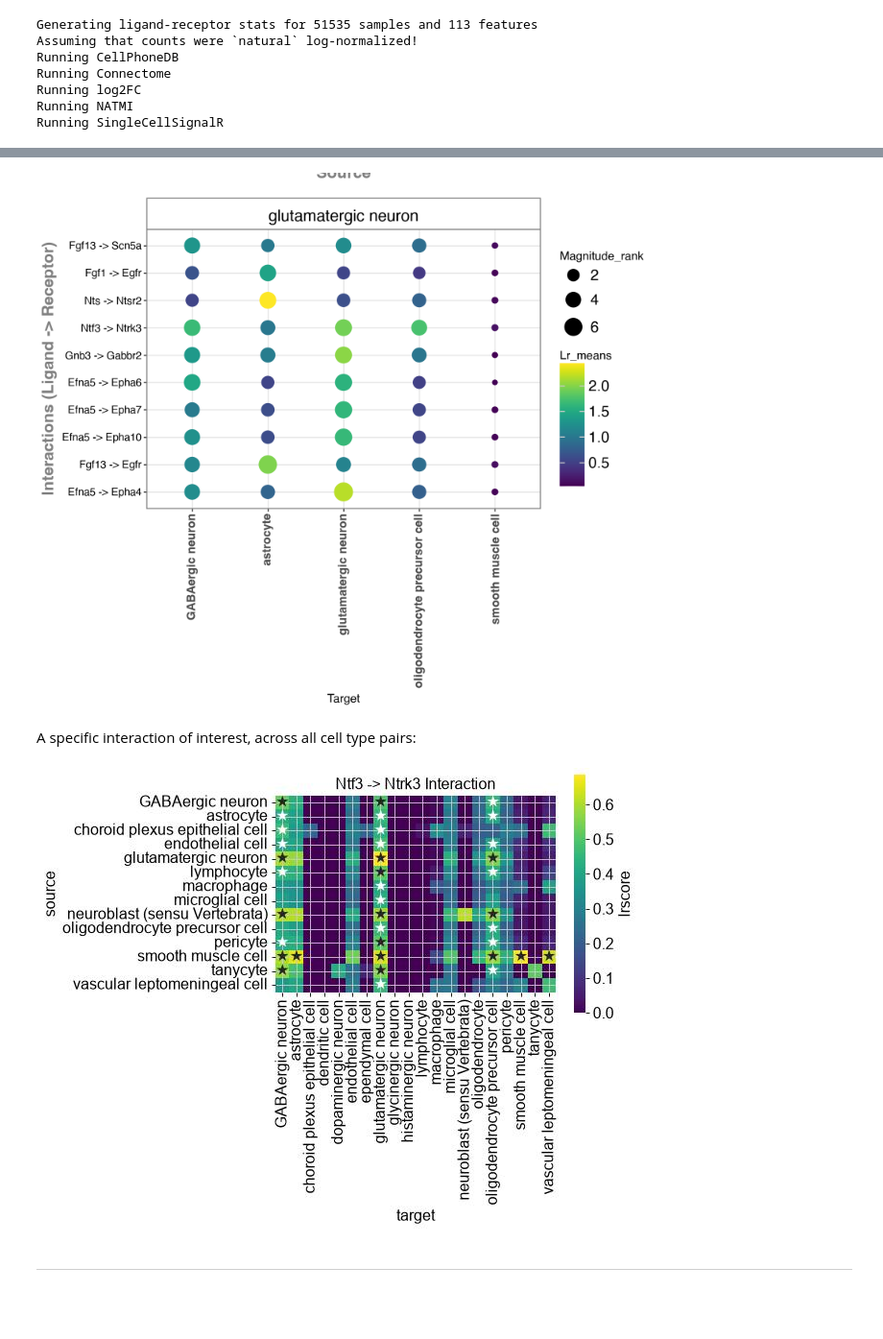
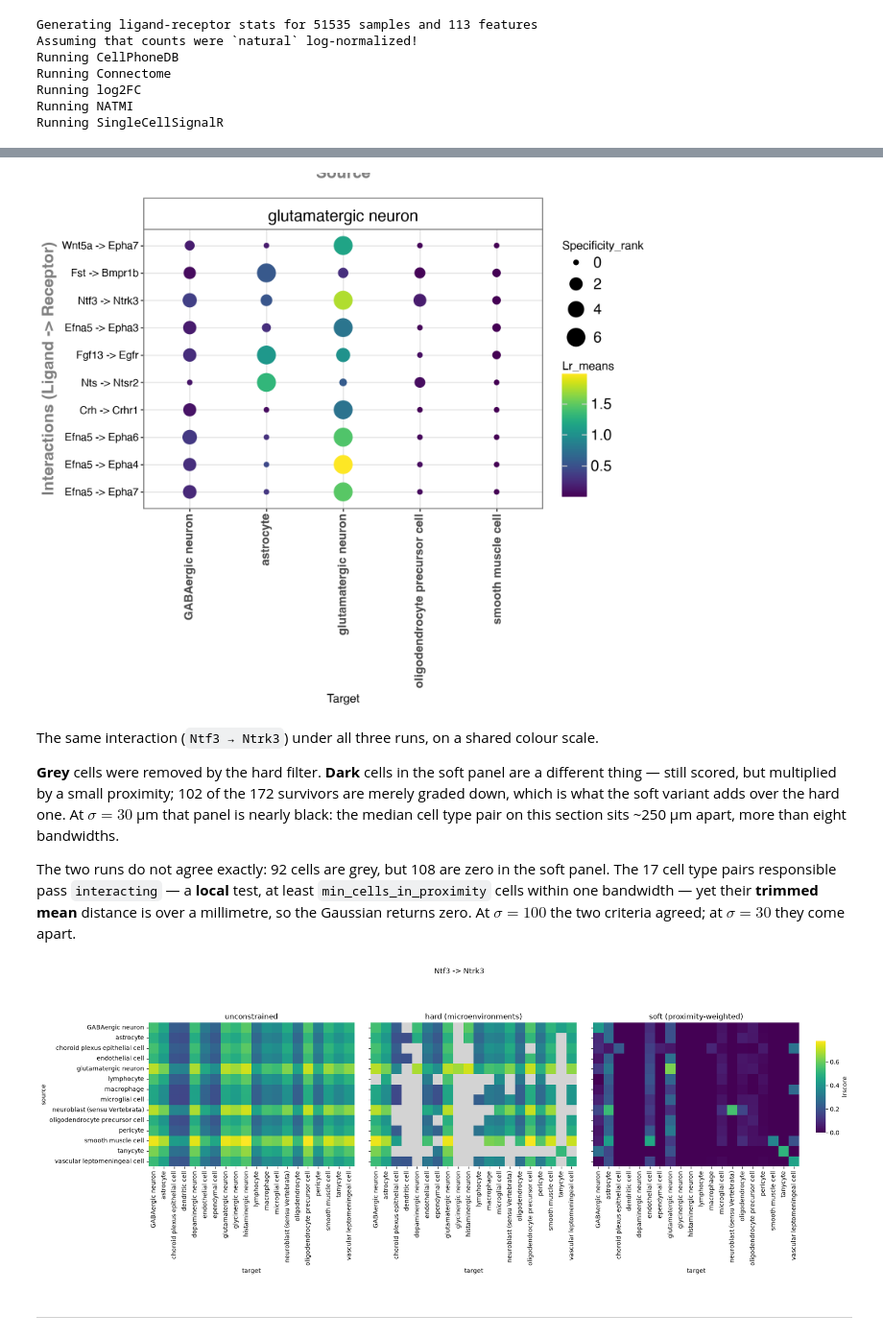
Before and after one commit to dbdimitrov/liana-spatial-tutorial, a Jupyter notebook: 01_restricting_lr_methods.ipynb, the cells around one changed output, grey strips where cells are left out. Shown at 96% size. Cells and saved outputs as stored; diff of their text form; code cells hidden in the pictures; blank space fills up the shorter version.

```diff
--- a/01_restricting_lr_methods.ipynb
+++ b/01_restricting_lr_methods.ipynb
@@ -197,39 +277,64 @@ Interactions from **glutamatergic neurons** to various target cell types:
 # %%
 li.pl.dotplot(adata = adata,
               colour='lr_means',
-              size='magnitude_rank',
+              size='specificity_rank',
               inverse_size=True,
               inverse_colour=False,
               source_labels=["glutamatergic neuron"],
               target_labels=["glutamatergic neuron", "GABAergic neuron", "astrocyte", "oligodendrocyte precursor cell", "smooth muscle cell"],
               top_n=10,
-              orderby='magnitude_rank',
+              orderby='specificity_rank',
               orderby_ascending=True,
               figure_size=(8, 7)
              )
 # %% [output]
-[figure, old version]
+[figure, new version]
 # %% [markdown]
-A specific interaction of interest, across all cell type pairs:
+The same interaction (`Ntf3 → Ntrk3`) under all three runs, on a shared colour scale.
+
+**Grey** cells were removed by the hard filter. **Dark** cells in the soft panel are a
+different thing — still scored, but multiplied by a small proximity; 102 of the 172
+survivors are merely graded down, which is what the soft variant adds over the hard one.
+At $\sigma = 30$ µm that panel is nearly black: the median cell type pair on this section
+sits ~250 µm apart, more than eight bandwidths.
+
+The two runs do not agree exactly: 92 cells are grey, but 108 are zero in the soft panel.
+The 17 cell type pairs responsible pass `interacting` — a **local** test, at least
+`min_cells_in_proximity` cells within one bandwidth — yet their **trimmed mean** distance
+is over a millimetre, so the Gaussian returns zero. At $\sigma = 100$ the two criteria
+agreed; at $\sigma = 30$ they come apart.
 # %%
-df = adata.uns['liana_res']
-interaction_df = df[(df['ligand_complex'] == 'Ntf3') & (df['receptor_complex'] == 'Ntrk3')].copy()
-# Plot heatmap
-plt.figure(figsize=(8, 6))
-sns.heatmap(
-    data= interaction_df.pivot_table(index='source', columns='target', values='lrscore'),
-    annot=interaction_df.pivot(index='source', columns='target', values='specificity_rank').map(lambda x: '★' if x < 0.05 else ('★★' if x < 0.01 else '')),
-    annot_kws={'fontfamily': 'DejaVu Sans'},
-    fmt='',
-    square=True,
-    cmap='viridis',
-    cbar_kws={'label': 'lrscore'}
-)
-plt.title('Ntf3 -> Ntrk3 Interaction')
-plt.tight_layout()
+runs = [("liana_res_plain", "unconstrained"),
+        ("liana_res_micro", "hard (microenvironments)"),
+        ("liana_res", "soft (proximity-weighted)")]
+
+mats = {}
+for key, _ in runs:
+    d = adata.uns[key]
+    d = d[(d['ligand_complex'] == 'Ntf3') & (d['receptor_complex'] == 'Ntrk3')]
+    mats[key] = d.pivot_table(index='source', columns='target', values='lrscore')
+
+sources = sorted(set().union(*[m.index for m in mats.values()]))
+targets = sorted(set().union(*[m.columns for m in mats.values()]))
+vmax = max(m.max().max() for m in mats.values())
+
+fig, axes = plt.subplots(1, 3, figsize=(19, 6), sharey=True)
+fig.subplots_adjust(right=0.91, wspace=0.08)
+cbar_ax = fig.add_axes((0.93, 0.35, 0.012, 0.35))
+
+for ax, (key, title) in zip(axes, runs):
+    sns.heatmap(mats[key].reindex(index=sources, columns=targets),
+                ax=ax, cmap='viridis', vmin=0, vmax=vmax, square=True,
+                cbar=(key == runs[-1][0]), cbar_ax=cbar_ax,
+                cbar_kws={'label': 'lrscore'})
+    ax.set_facecolor('lightgrey')   # grey = cell type pair not scored at all
+    ax.set_title(title)
+    ax.set_ylabel('source' if ax is axes[0] else '')
+
+fig.suptitle('Ntf3 -> Ntrk3')
 plt.show()
 # %% [output]
-[figure, old version]
+[figure, new version]
 # %% [markdown]
 ---
 # %% [markdown]
```
Also changed, not shown: parts of 21 cells of this notebook, 3 other files.
